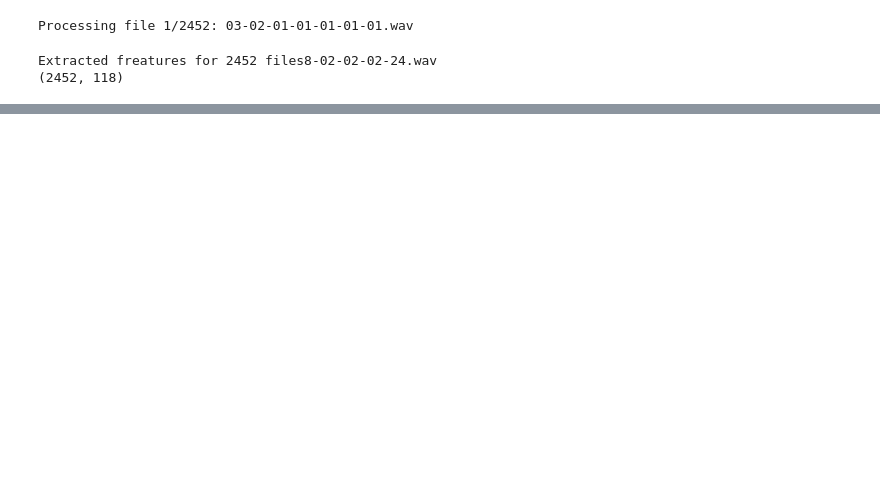
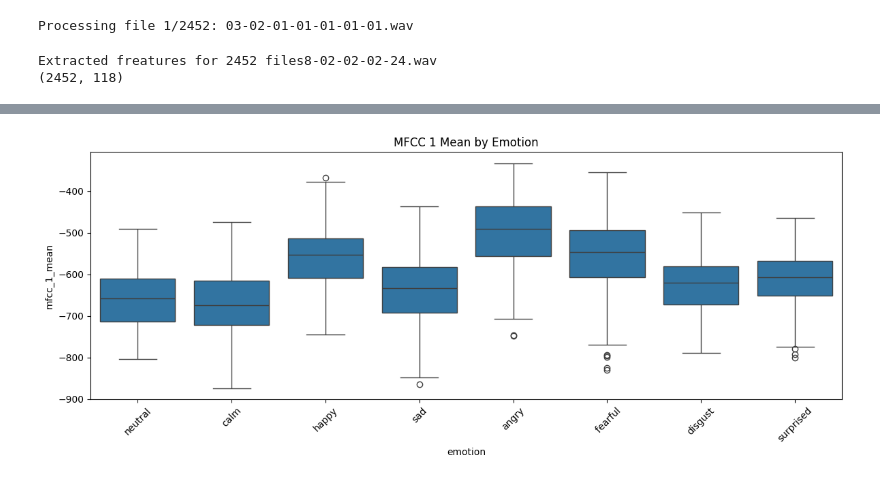
Before and after one commit to Alex-Abreu3/Project_CSE432-532, a Jupyter notebook: SER_Project/notebooks/week5_feature_extraction.ipynb, the cells around one changed output, grey strips where cells are left out. Cells and saved outputs as stored; diff of their text form; code cells hidden in the pictures; blank space fills up the shorter version.

```diff
--- a/SER_Project/notebooks/week5_feature_extraction.ipynb
+++ b/SER_Project/notebooks/week5_feature_extraction.ipynb
@@ -178,3 +178,12 @@ features already exist
 | 3 | -610.18787 | 176.57068 | 83.249810 | 82.042950 | -15.969199 | 27.200315 | 13.755888 | 24.902111 | ... |
 | 4 | -623.87710 | 165.66798 | 90.996020 | 79.395660 | -11.470400 | 24.785646 | 15.081040 | 22.237210 | ... |
 5 rows × 118 columns
+# %%
+plt.figure(figsize=(12,5))
+sns.boxplot(data=features_df, x='emotion', y='mfcc_1_mean')
+plt.title('MFCC 1 Mean by Emotion')
+plt.xticks(rotation=45)
+plt.tight_layout()
+plt.show()
+# %% [output]
+[figure, added]
```
Also changed, not shown: parts of 5 cells of this notebook.
